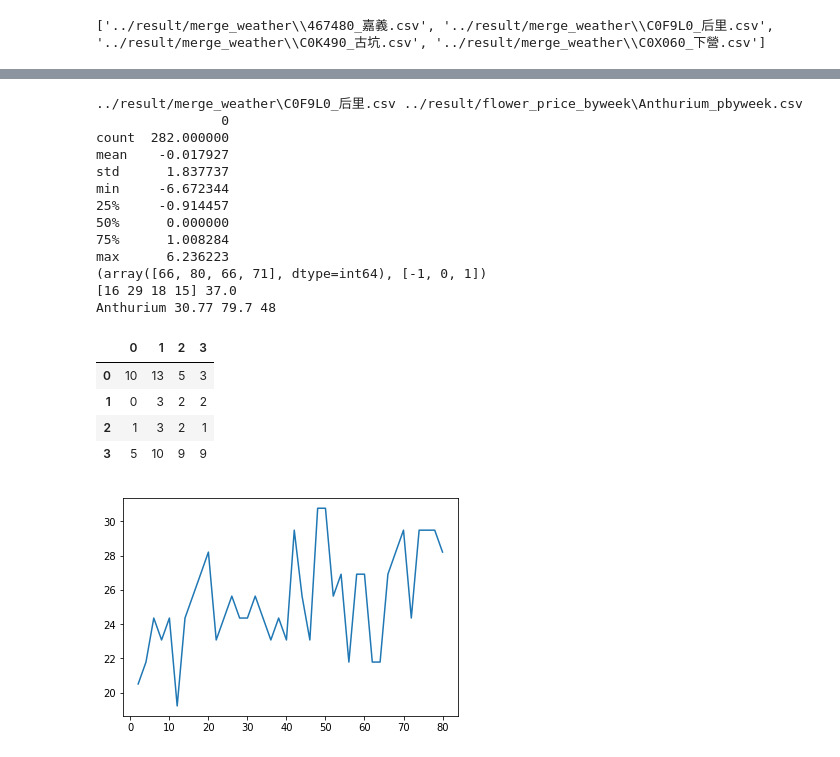
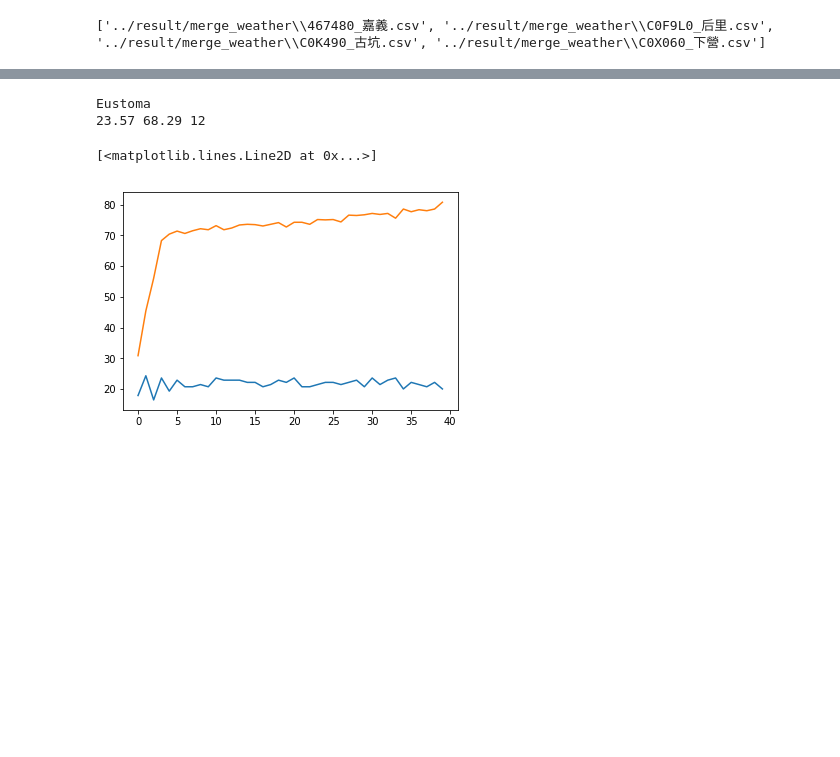
Before and after one commit to dogppatrick/python, a Jupyter notebook: cb105g4/stats_weather_price/001_class_price_pre.ipynb, the cells around one changed output, grey strips where cells are left out. Saved outputs shown, nothing was run; the diff lists cells and outputs as text; code cells hidden in the pictures; blank space fills up the shorter version.

Commit message:
test_single market predict

```diff
--- a/cb105g4/stats_weather_price/001_class_price_pre.ipynb
+++ b/cb105g4/stats_weather_price/001_class_price_pre.ipynb
@@ -288,3 +288,0 @@ def main_set(select, market, class_y_diff, year_split):
-# %%
-m = ["台北","台中","高雄","台南","彰化"]
-fp = main_set(1, m[0], [-15,0,15], 2017)
@@ -314,6 +298,8 @@ def pred_model(fp, epochs,epochs_try):
 
     plot_x = []
     fp.model_build(dinp)
+    test_acc = []
+    train_acc = []
     #         print(epochs, end="\t")
     for i in range(epochs_try):
         t_acc , test_result, in_acc,train_result= fp.model_test(epochs)
@@ -325,42 +311,20 @@ def pred_model(fp, epochs,epochs_try):
             best_train = train_result
             best_epochs = epochs*(i+1)
         plot_x.append(epochs*(i+1))
-    print(fp.flower_name,acc_max, in_acc_max, best_epochs)
-
-    plt.plot(plot_x,acc)
+        test_acc.append(t_acc)
+        train_acc.append(in_acc)
+#     print(fp.flower_name,acc_max, in_acc_max, best_epochs)
+    print(acc_max, in_acc_max, best_epochs)
+#     plt.plot(plot_x,acc)
     epo_cf.append([epochs,max(acc), min(acc), np.array(acc).mean()])
 
 
     df = pd.DataFrame(epo_cf, columns=["epochs", "max_ACC", "min_ACC", "mean_ACC"])
-    plt.plot(df["epochs"], df["max_ACC"])
-    plt.plot(df["epochs"], df["mean_ACC"])
+#     plt.plot(df["epochs"], df["max_ACC"])
+#     plt.plot(df["epochs"], df["mean_ACC"])
     # plt.plot(df["shift"])
     # pd.DataFrame(weather_cf, columns=["epochs", "max_ACC", "min_ACC", "mean_ACC"])
     result = pd.DataFrame()
     result["pre"], result["true"] = best_test
-    return pd.DataFrame(confusion_matrix(best_test[0], best_test[1]))
+#     return pd.DataFrame(confusion_matrix(best_test[0], best_test[1]))
+    return test_acc, train_acc
-# %%
-m = ["台北","台中","高雄","台南","彰化"]
-fp = main_set(0, m[0], [-1,0,1], 2017)
-# pred_model(fp, 1,5)
-pred_model(fp, 2,40)
-# %% [output]
-../result/merge_weather\C0F9L0_后里.csv ../result/flower_price_byweek\Anthurium_pbyweek.csv
-                0
-count  282.000000
-mean    -0.017927
-std      1.837737
-min     -6.672344
-25%     -0.914457
-50%      0.000000
-75%      1.008284
-max      6.236223
-(array([66, 80, 66, 71], dtype=int64), [-1, 0, 1])
-[16 29 18 15] 37.0
-Anthurium 30.77 79.7 48
-|  | 0 | 1 | 2 | 3 |
-| 0 | 10 | 13 | 5 | 3 |
-| 1 | 0 | 3 | 2 | 2 |
-| 2 | 1 | 3 | 2 | 1 |
-| 3 | 5 | 10 | 9 | 9 |
-[figure, removed]
@@ -380,0 +331,19 @@ Anthurium 30.77 79.7 48
+# %%
+fp , desc= main_set(1, m[0], [-10,0,10], 2017)
+print(fp.flower_name)
+
+m = ["台北","台中","高雄","台南","彰化"]
+class_list = [int(desc.iloc[4]),0,int(desc.iloc[6])]
+#     class_list = [0]
+#     for m_sel in m:
+#         print(m_sel, end="\t")
+fp ,desc= main_set(n, m_sel, class_list, 2018)
+# pred_model(fp, 1,5)
+test_acc, train_acc = pred_model(fp, 3,40)
+plt.plot(test_acc)
+plt.plot(train_acc)
+# %% [output]
+Eustoma
+23.57 68.29 12
+[<matplotlib.lines.Line2D at 0x...>]
+[figure, added]
```
Also changed, not shown: parts of 8 cells of this notebook.
